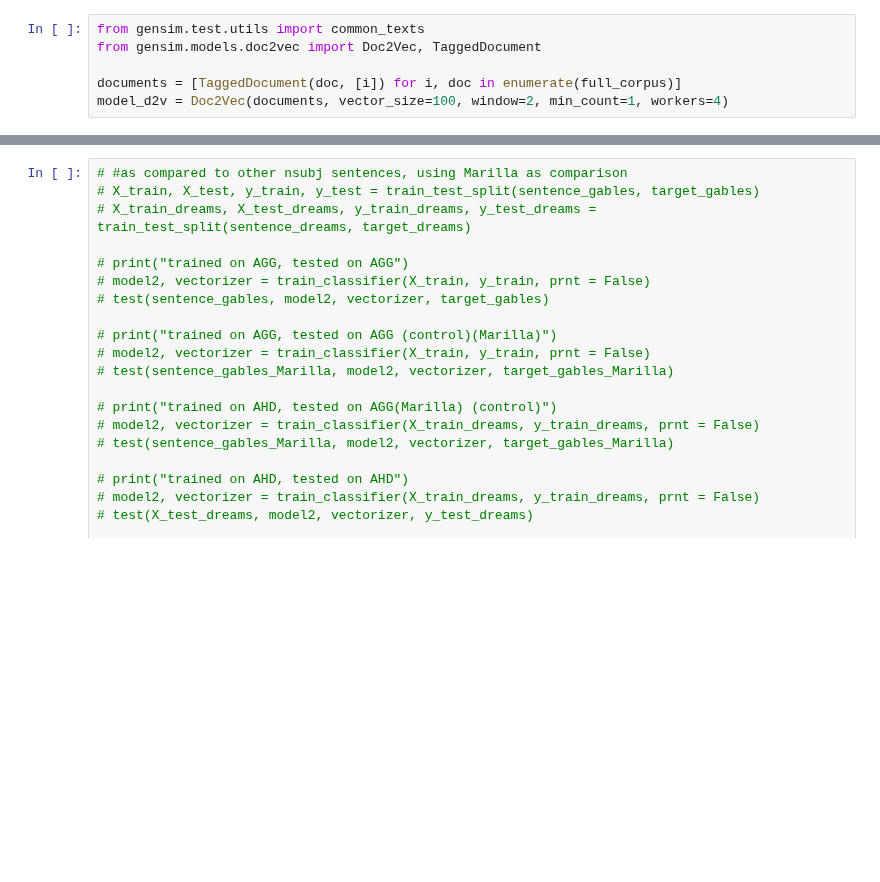
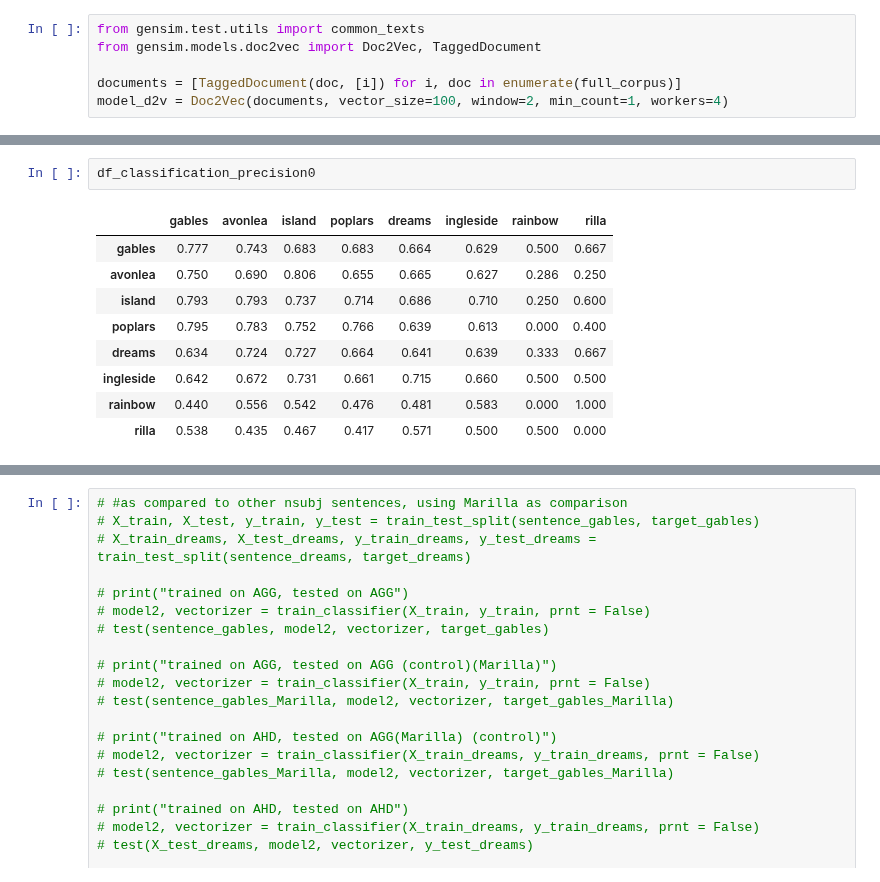
Before and after one commit to nicolenair/Capstone, a Jupyter notebook: Capstone_Classification_Experiment.ipynb, the cells around one changed output, grey strips where cells are left out. Drawn from its saved outputs; the diff is of its cells as text; blank space fills up the shorter version.

```diff
--- a/Capstone_Classification_Experiment.ipynb
+++ b/Capstone_Classification_Experiment.ipynb
@@ -345,0 +415,12 @@ len(gables)
+# %%
+df_classification_precision0
+# %% [output]
+|  | gables | avonlea | island | poplars | dreams | ingleside | rainbow | rilla |
+| gables | 0.777 | 0.743 | 0.683 | 0.683 | 0.664 | 0.629 | 0.500 | 0.667 |
+| avonlea | 0.750 | 0.690 | 0.806 | 0.655 | 0.665 | 0.627 | 0.286 | 0.250 |
+| island | 0.793 | 0.793 | 0.737 | 0.714 | 0.686 | 0.710 | 0.250 | 0.600 |
+| poplars | 0.795 | 0.783 | 0.752 | 0.766 | 0.639 | 0.613 | 0.000 | 0.400 |
+| dreams | 0.634 | 0.724 | 0.727 | 0.664 | 0.641 | 0.639 | 0.333 | 0.667 |
+| ingleside | 0.642 | 0.672 | 0.731 | 0.661 | 0.715 | 0.660 | 0.500 | 0.500 |
+| rainbow | 0.440 | 0.556 | 0.542 | 0.476 | 0.481 | 0.583 | 0.000 | 1.000 |
+| rilla | 0.538 | 0.435 | 0.467 | 0.417 | 0.571 | 0.500 | 0.500 | 0.000 |
```
Also changed, not shown: parts of 17 cells of this notebook.
